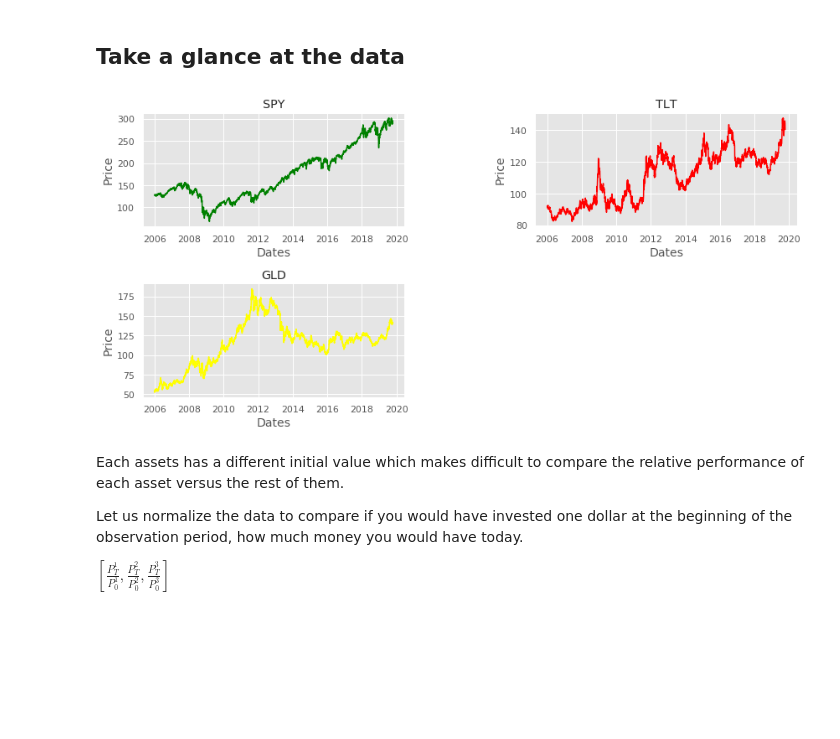
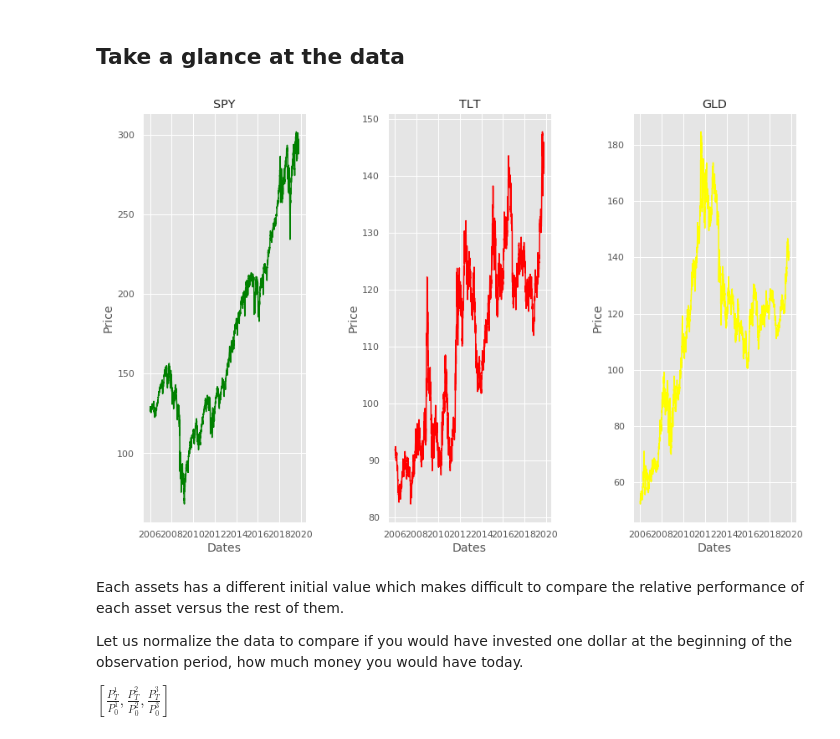
Before and after one commit to wrk1231/EqualCapitalVSEqualRisk, a Jupyter notebook: EqualCapitalVSEqualRisk.ipynb, the cells around one changed output. Cells and saved outputs as stored; diff of their text form; code cells hidden in the pictures; blank space fills up the shorter version.

```diff
--- a/EqualCapitalVSEqualRisk.ipynb
+++ b/EqualCapitalVSEqualRisk.ipynb
@@ -61,32 +68,33 @@ dataall = pd.merge(left = m1, left_index = True, right = GLD, right_index=True,
 # %% [markdown]
 ## Take a glance at the data
 # %%
-fig1 =plt.figure(figsize=(14,10))
+fig1 =plt.figure(figsize=(14,9))
 plt.subplots_adjust(hspace=.5,wspace=.5) # it adds space in between plots
-plt.subplot(321)
+plt.subplot(131)
 ax = plt.gca()
 ax.plot(SPY, color = 'green')
 ax.set_xlabel('Dates',fontsize=14)
 ax.set_ylabel('Price',fontsize =14)
 ax.set_title('SPY')
 
-plt.subplot(322)
+plt.subplot(132)
 ax = plt.gca()
 ax.plot(TLT, color = 'red')
 ax.set_xlabel('Dates',fontsize =14)
 ax.set_ylabel('Price',fontsize =14)
 ax.set_title('TLT')
 
-plt.subplot(323)
+plt.subplot(133)
 ax = plt.gca()
 ax.plot(GLD, color ='yellow')
 ax.set_xlabel('Dates',fontsize =14)
 ax.set_ylabel('Price',fontsize =14)
 ax.set_title('GLD')
 
 plt.show();
+# fig1.savefig('prices.png',dpi=400)
 # %% [output]
-[figure, old version]
+[figure, new version]
 # %% [markdown]
 Each assets has a different initial value which makes difficult to compare the relative performance of each asset versus the rest of them.
 
```
Also changed, not shown: parts of 58 cells of this notebook.
